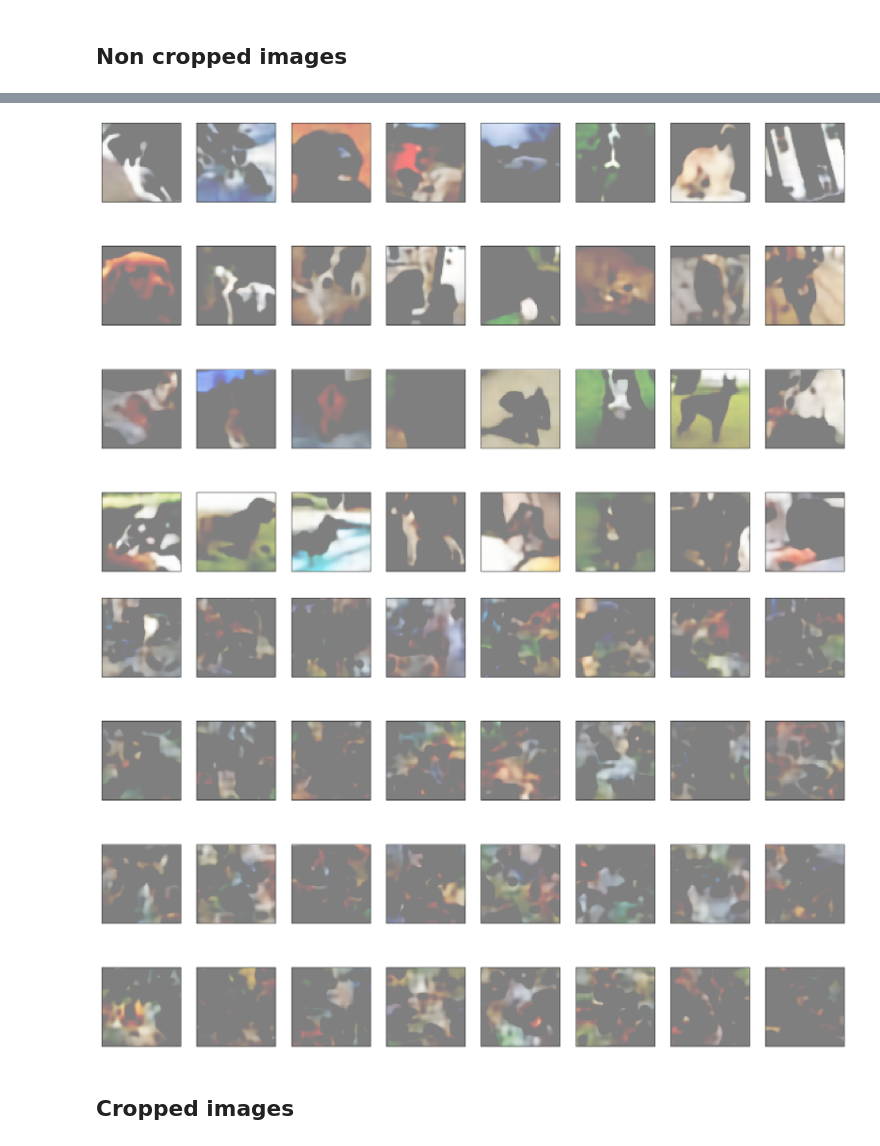
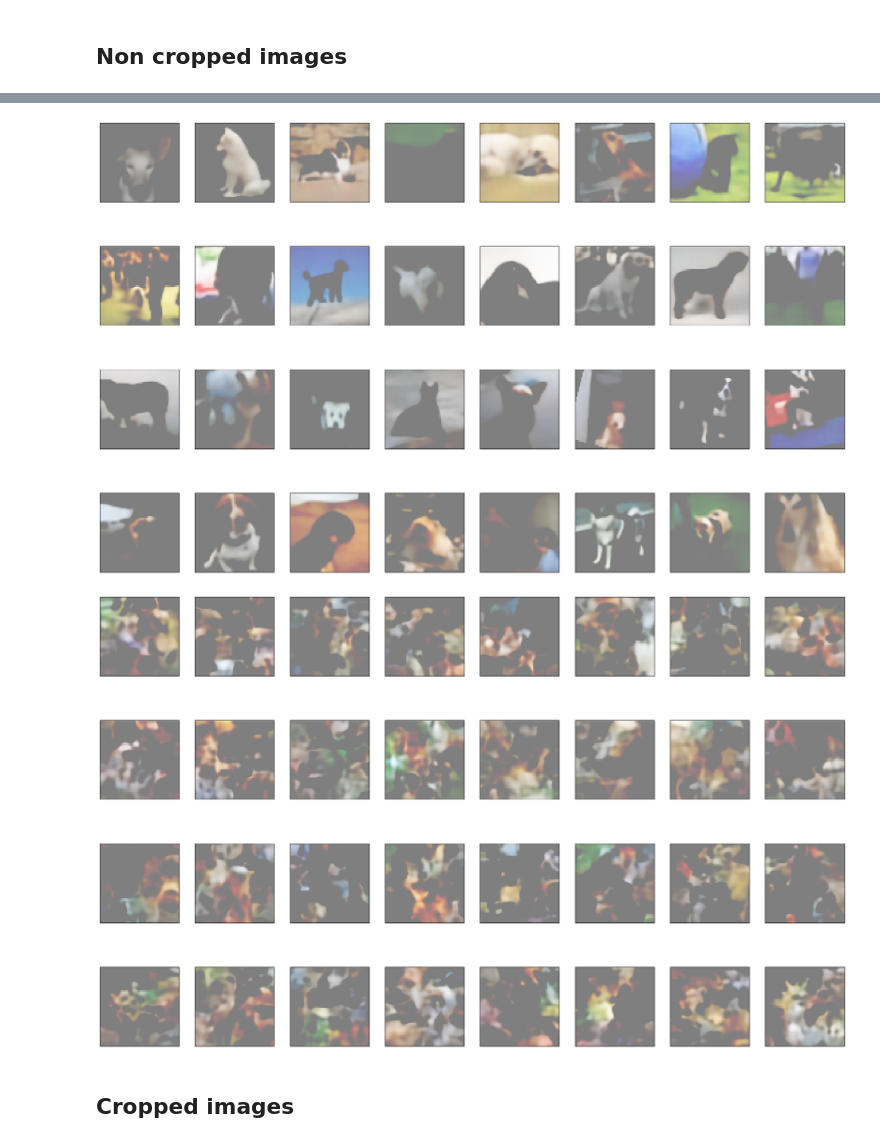
Before and after one commit to surajk16/CS444_FinalProject, a Jupyter notebook: vae/vae.ipynb, the cells around one changed output, grey strips where cells are left out. Saved outputs shown, nothing was run; the diff lists cells and outputs as text; code cells hidden in the pictures.

```diff
--- a/vae/vae.ipynb
+++ b/vae/vae.ipynb
@@ -18,7 +23,7 @@ The autoreload extension is already loaded. To reload it, use:
 # %%
 device = torch.device("cuda" if torch.cuda.is_available() else "cpu")
 # %%
-batch_size = 32
+batch_size = 128
 data_dir = "../data/all-dogs/"
 cropped_data_dir = "../data/all-dogs-cropped/"
 
@@ -97,11 +109,27 @@ def train(model, train_loader, optimizer, epochs, imgs):
 ## Non cropped images
 # %%
 lr = 1e-3
-epochs = 15
-latent_dim = 32
+epochs = 100
+latent_dim = 64
 
 model = VAE(latent_dim, batch_size=batch_size).to(device)
+
+epoch_no = 100
+model_load_path = "./checkpoints_/2023-04-13 21:27:03.269724/epoch_{}.pth".format(epoch_no)
+model.load_state_dict(torch.load(model_load_path))
+
 optimizer = optim.Adam(model.parameters(), lr=lr)
+# %%
+num_images = 1024
+result_dir = "./results/test/"
+
+samples = Variable(torch.randn(num_images, latent_dim, 4, 4)).to(device)
+samples = model.decoder(samples).detach().cpu().numpy().transpose(0, 2, 3, 1)
+
+for i, img in enumerate(samples):
+
+    im = Image.fromarray((img * 255).astype(np.uint8))
+    im.save(result_dir + "generated/{}.png".format(i))
 # %%
 plt.imshow((imgs[0]+1)/2)
 plt.show()
@@ -142,14 +185,14 @@ Time for epoch 6: 141.26927947998047
 # %%
 model.eval()
 reconstructed, mu, _ = model(torch.tensor(imgs.transpose(0, 3, 1, 2)).to(device))
 reconstructed = reconstructed.view(-1, 3, 64, 64).detach().cpu().numpy().transpose(0, 2, 3, 1)
 
 fig = plt.figure(figsize=(25, 16))
-for ii, img in enumerate(reconstructed):
+for ii, img in enumerate(reconstructed[:32]):
     ax = fig.add_subplot(4, 8, ii + 1, xticks=[], yticks=[])
     plt.imshow((img+1.)/2.)
 # %% [output]
-[figure, old version]
+[figure, new version]
 # %%
 samples = Variable(torch.randn(32, latent_dim, 4, 4)).to(device)
 samples = model.decoder(samples).detach().cpu().numpy().transpose(0, 2, 3, 1)
@@ -159,7 +202,7 @@ for ii, img in enumerate(samples):
     ax = fig.add_subplot(4, 8, ii + 1, xticks=[], yticks=[])
     plt.imshow((img+1.)/2.)
 # %% [output]
-[figure, old version]
+[figure, new version]
 # %% [markdown]
 ## Cropped images
 # %%
```
Also changed, not shown: parts of 17 cells of this notebook, 14 other files.
